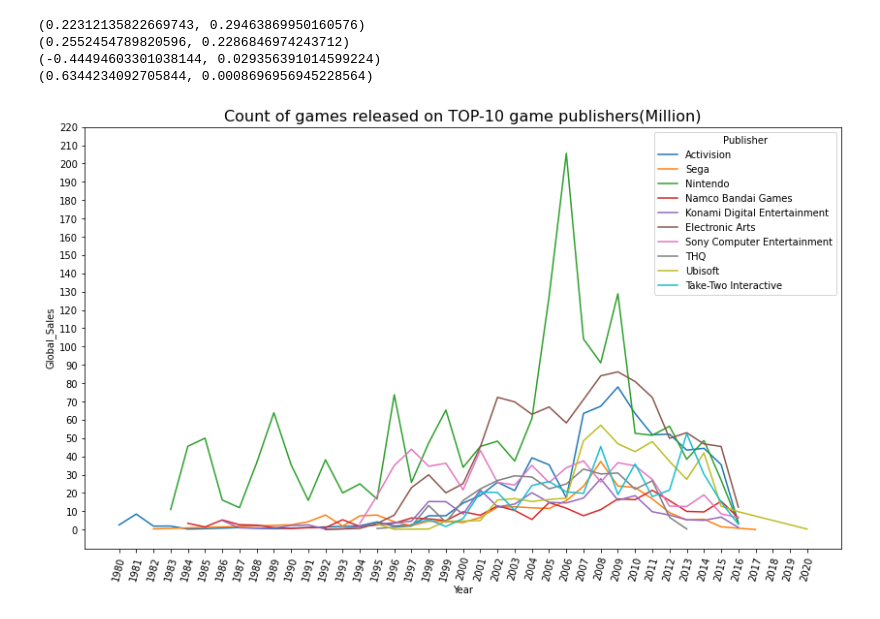
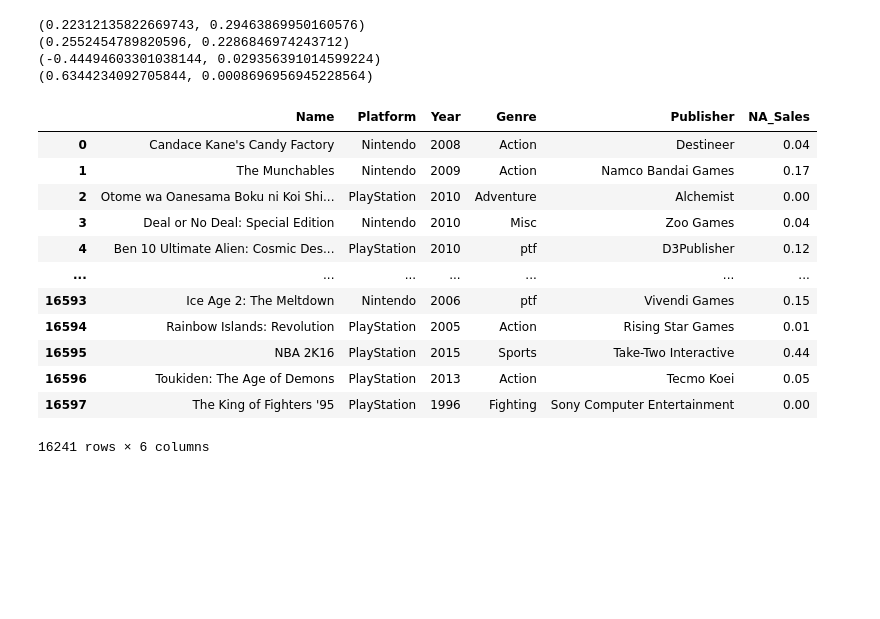
Before and after one commit to Klassikcat/Project-1---Game-analysis, a Jupyter notebook: personal_project.ipynb, the cells around one changed output. Drawn from its saved outputs; the diff is of its cells as text; code cells hidden in the pictures; blank space fills up the shorter version.

```diff
--- a/personal_project.ipynb
+++ b/personal_project.ipynb
@@ -551,6 +597,9 @@ df = df[df['Year'] > 1999]
 
 best_publishers = df.tail(10).reset_index()['Publisher'].to_list()
 # %%
+for i in df:
+  df['Global_Sales'] = df['NA_Sales'] + df['EU_Sales'] + df['JP_Sales'] + df['Other_Sales']
+
 games_publishers = df.groupby('Publisher').agg({'Global_Sales': 'sum'}).sort_values('Global_Sales')
 
 best_publishers = games_publishers.tail(10).reset_index()['Publisher'].to_list()
@@ -1370,6 +1479,22 @@ gamena = df.drop(['EU_Sales', 'JP_Sales', 'Other_Sales', 'Global_Sales'], axis=1
 gameeu = df.drop(['NA_Sales', 'JP_Sales', 'Other_Sales', 'Global_Sales'], axis=1)
 gamejp = df.drop(['NA_Sales', 'EU_Sales', 'Other_Sales', 'Global_Sales'], axis=1)
 gameot = df.drop(['NA_Sales', 'EU_Sales', 'JP_Sales', 'Global_Sales'], axis=1)
+# %%
+gamena
+# %% [output]
+|  | Name | Platform | Year | Genre | Publisher | NA_Sales |
+| 0 | Candace Kane's Candy Factory | Nintendo | 2008 | Action | Destineer | 0.04 |
+| 1 | The Munchables | Nintendo | 2009 | Action | Namco Bandai Games | 0.17 |
+| 2 | Otome wa Oanesama Boku ni Koi Shi... | PlayStation | 2010 | Adventure | Alchemist | 0.00 |
+| 3 | Deal or No Deal: Special Edition | Nintendo | 2010 | Misc | Zoo Games | 0.04 |
+| 4 | Ben 10 Ultimate Alien: Cosmic Des... | PlayStation | 2010 | ptf | D3Publisher | 0.12 |
+| ... | ... | ... | ... | ... | ... | ... |
+| 16593 | Ice Age 2: The Meltdown | Nintendo | 2006 | ptf | Vivendi Games | 0.15 |
+| 16594 | Rainbow Islands: Revolution | PlayStation | 2005 | Action | Rising Star Games | 0.01 |
+| 16595 | NBA 2K16 | PlayStation | 2015 | Sports | Take-Two Interactive | 0.44 |
+| 16596 | Toukiden: The Age of Demons | PlayStation | 2013 | Action | Tecmo Koei | 0.05 |
+| 16597 | The King of Fighters '95 | PlayStation | 1996 | Fighting | Sony Computer Entertainment | 0.00 |
+16241 rows × 6 columns
 # %%
 for i in df:
   df['Global_Sales'] = df['NA_Sales'] + df['EU_Sales'] + df['JP_Sales'] + df['Other_Sales']
@@ -1385,8 +1510,6 @@ sns.lineplot(x = 'Year', y = 'Global_Sales', hue = 'Publisher', data = g_publish
 plt.xticks(range(1980, 2021, 1), rotation = 75)
 plt.yticks(range(0, 230, 10))
 plt.show()
-# %% [output]
-[figure, removed]
 # %%
 games_publishers = gamena.groupby('Publisher').agg({'NA_Sales': 'sum'}).sort_values('NA_Sales')
 
```
Also changed, not shown: parts of 26 cells of this notebook.
